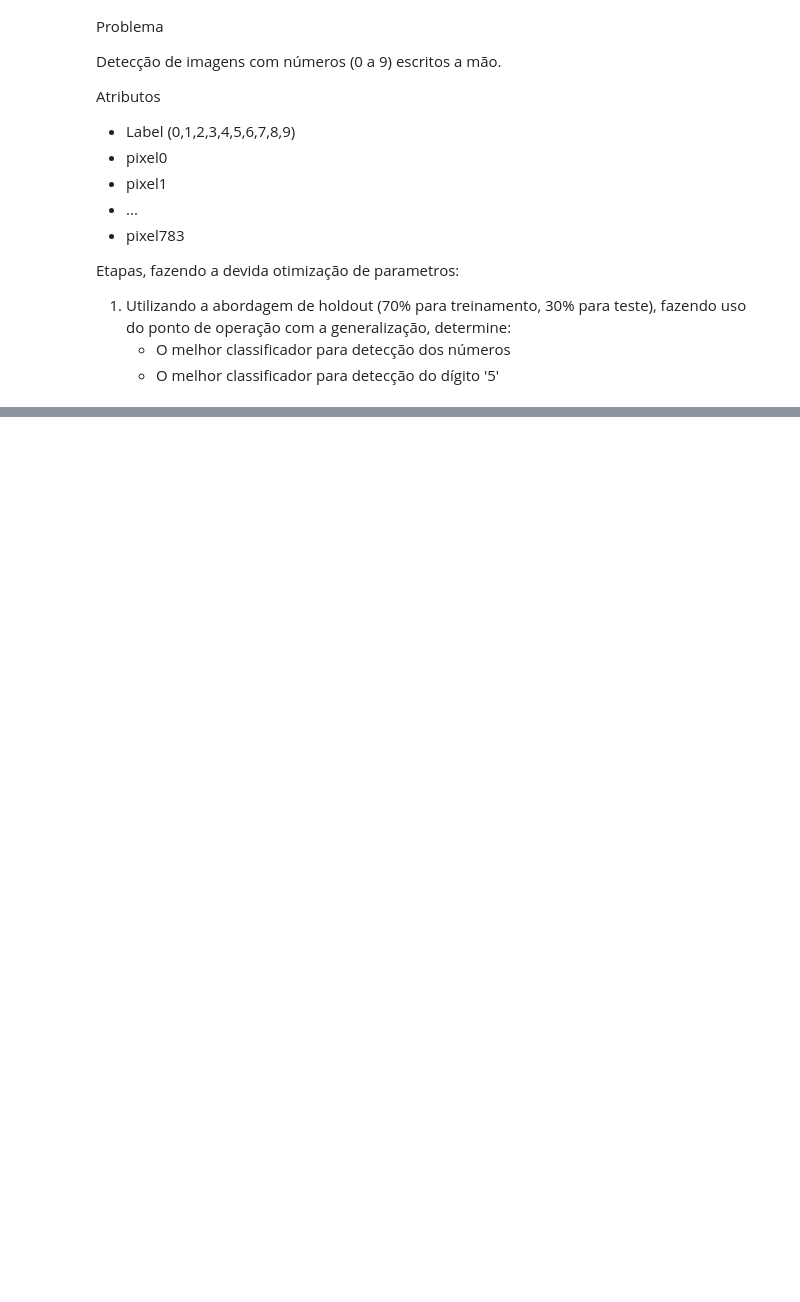
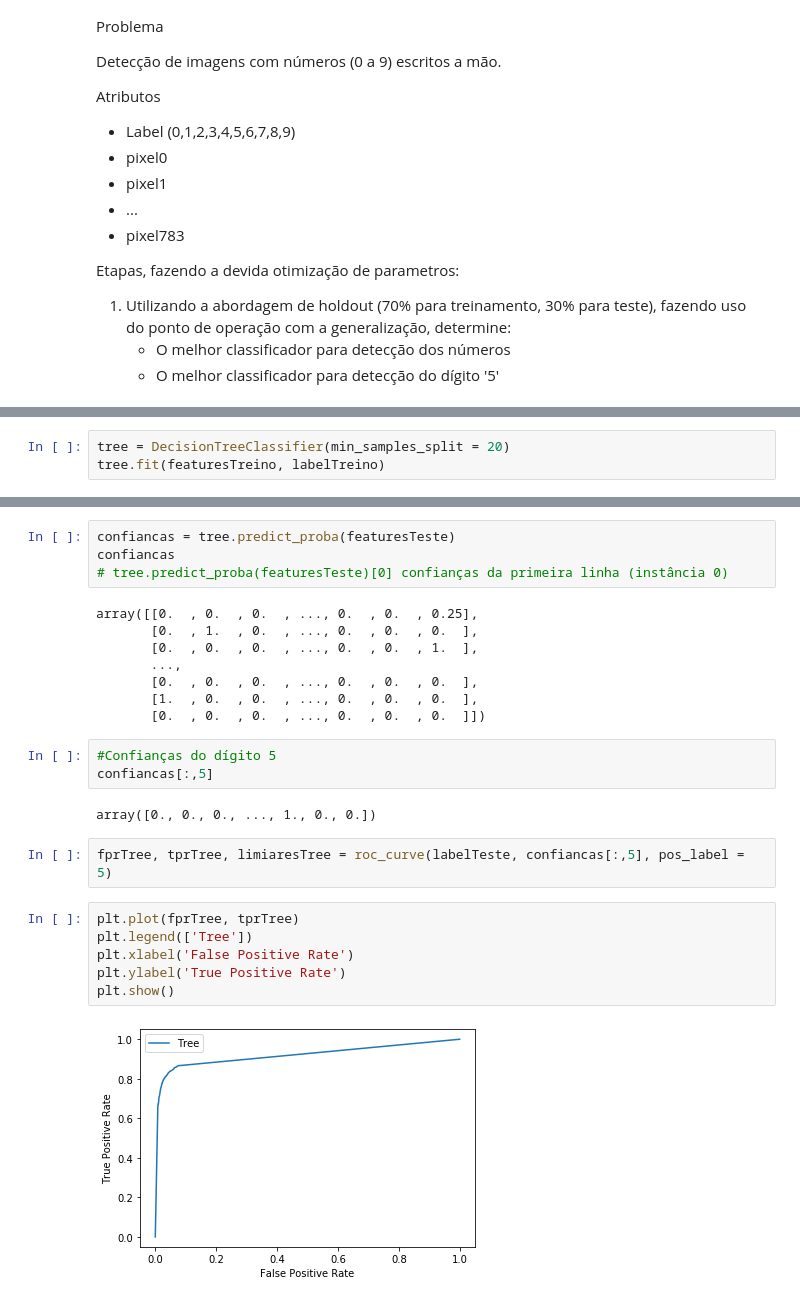
Before and after one commit to AleBark/Data-Mining-Basics, a Jupyter notebook: list_03/ex_03.ipynb, the cells around one changed output, grey strips where cells are left out. Cells and saved outputs as stored; diff of their text form; blank space fills up the shorter version.

```diff
--- a/list_03/ex_03.ipynb
+++ b/list_03/ex_03.ipynb
@@ -766,0 +834,3 @@ Etapas, fazendo a devida otimização de parametros:
+# %%
+tree = DecisionTreeClassifier(min_samples_split = 20)
+tree.fit(featuresTreino, labelTreino)
@@ -766,0 +862,27 @@ Etapas, fazendo a devida otimização de parametros:
+# %%
+confiancas = tree.predict_proba(featuresTeste)
+confiancas
+# tree.predict_proba(featuresTeste)[0] confianças da primeira linha (instância 0)
+# %% [output]
+array([[0.  , 0.  , 0.  , ..., 0.  , 0.  , 0.25],
+       [0.  , 1.  , 0.  , ..., 0.  , 0.  , 0.  ],
+       [0.  , 0.  , 0.  , ..., 0.  , 0.  , 1.  ],
+       ...,
+       [0.  , 0.  , 0.  , ..., 0.  , 0.  , 0.  ],
+       [1.  , 0.  , 0.  , ..., 0.  , 0.  , 0.  ],
+       [0.  , 0.  , 0.  , ..., 0.  , 0.  , 0.  ]])
+# %%
+#Confianças do dígito 5
+confiancas[:,5]
+# %% [output]
+array([0., 0., 0., ..., 1., 0., 0.])
+# %%
+fprTree, tprTree, limiaresTree = roc_curve(labelTeste, confiancas[:,5], pos_label = 5)
+# %%
+plt.plot(fprTree, tprTree)
+plt.legend(['Tree'])
+plt.xlabel('False Positive Rate')
+plt.ylabel('True Positive Rate')
+plt.show()
+# %% [output]
+[figure, added]
```
Also changed, not shown: parts of 31 cells of this notebook.
